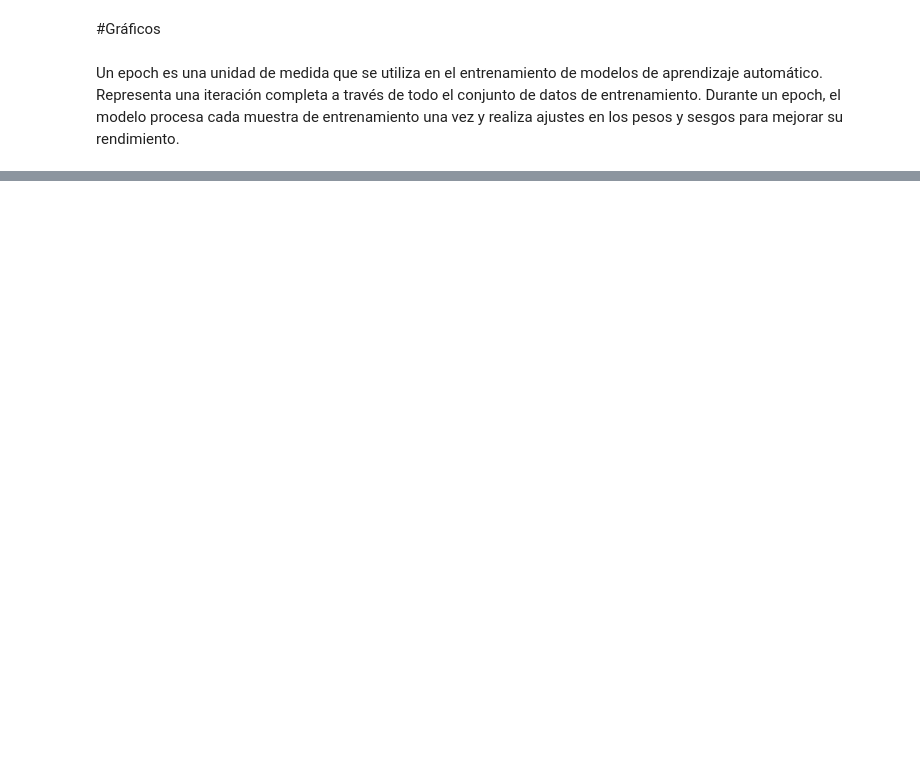
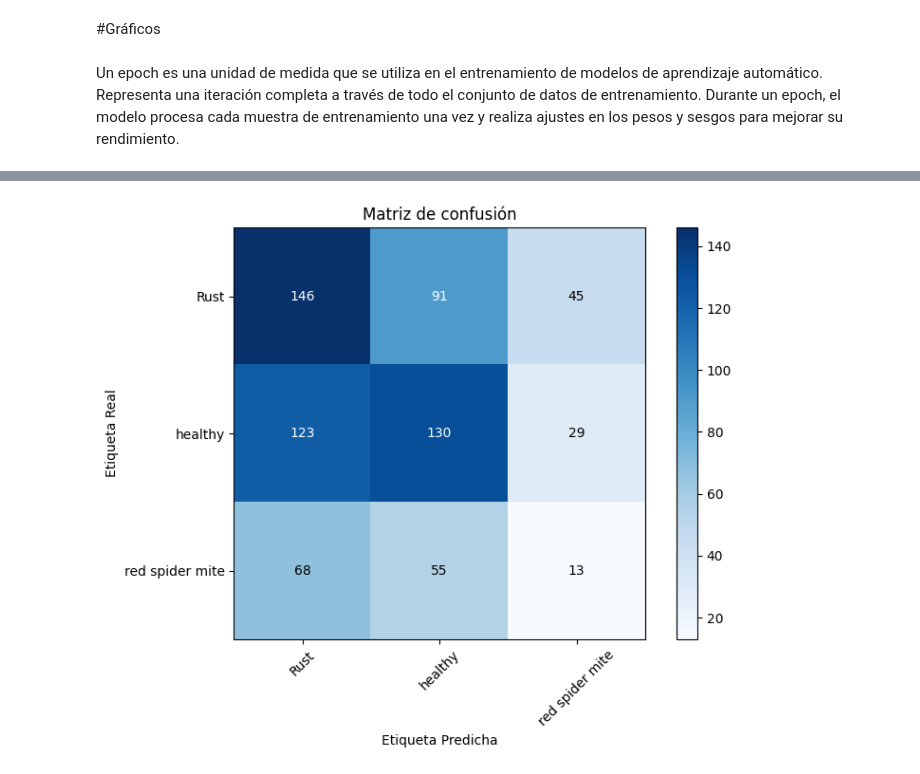
Before and after one commit to hlbv17/CoffeePlants, a Jupyter notebook: ProyectoIA.ipynb, the cells around one changed output, grey strips where cells are left out. Drawn from its saved outputs; the diff is of its cells as text; code cells hidden in the pictures; blank space fills up the shorter version.

```diff
--- a/ProyectoIA.ipynb
+++ b/ProyectoIA.ipynb
@@ -57,25 +117,22 @@ import matplotlib.pyplot as plt
 import matplotlib.image as mpimg
 import tensorflow_datasets as tfds
 # %%
-#Imprimir los metadatos para revisarlos
-data_dir = '/content/datos/dataset'  # Ruta al directorio descomprimido
-
 # Obtén la lista de archivos en el directorio
-file_list = os.listdir(data_dir)
+file_list = os.listdir(output_dir)
 # Imprime el número total de archivos en el directorio
 print("Número total de archivos:", len(file_list))
 
 # Directorio de entrenamiento y validación
-train_dir = os.path.join(data_dir, 'Train')
-test_dir = os.path.join(data_dir, 'test')
+train_dir = os.path.join(output_dir, 'Train')
+test_dir = os.path.join(output_dir, 'test')
 
 # Definir los nombres de las clases
 class_names = ['Rust', 'Healthy', 'Red Spider Mite']
 
 # Parámetros de preprocesamiento y aumento de datos
 batch_size = 32
-img_height = 150
-img_width = 150
+img_height = 256
+img_width = 256
 # %% [output]
 Número total de archivos: 2
 # %%
@@ -268,0 +321,43 @@ Epoch 10/10
+# %%
+import numpy as np
+import matplotlib.pyplot as plt
+from sklearn.metrics import confusion_matrix
+
+# Obtener las etiquetas reales y las predicciones del modelo en el conjunto de prueba
+test_generator = test_datagen.flow_from_directory(
+    test_dir,
+    target_size=(img_height, img_width),
+    batch_size=batch_size,
+    class_mode='categorical',
+    shuffle=False
+)
+y_true = test_generator.classes
+y_pred = model.predict(test_generator)
+y_pred = np.argmax(y_pred, axis=1)
+
+# Calcular la matriz de confusión
+cm = confusion_matrix(y_true, y_pred)
+class_names = test_generator.class_indices
+
+# Crear el gráfico de matriz de confusión
+plt.figure(figsize=(8, 6))
+plt.imshow(cm, interpolation='nearest', cmap=plt.cm.Blues)
+plt.title('Matriz de confusión')
+plt.colorbar()
+tick_marks = np.arange(len(class_names))
+plt.xticks(tick_marks, class_names, rotation=45)
+plt.yticks(tick_marks, class_names)
+plt.xlabel('Etiqueta Predicha')
+plt.ylabel('Etiqueta Real')
+
+# Anotar los valores en la matriz de confusión
+thresh = cm.max() / 2.
+for i in range(cm.shape[0]):
+    for j in range(cm.shape[1]):
+        plt.text(j, i, format(cm[i, j], 'd'),
+                 ha="center", va="center",
+                 color="white" if cm[i, j] > thresh else "black")
+
+plt.tight_layout()
+plt.show()
+# %% [output]
@@ -268,0 +366 @@ Epoch 10/10
+[figure, added]
```
Also changed, not shown: parts of 17 cells of this notebook.
